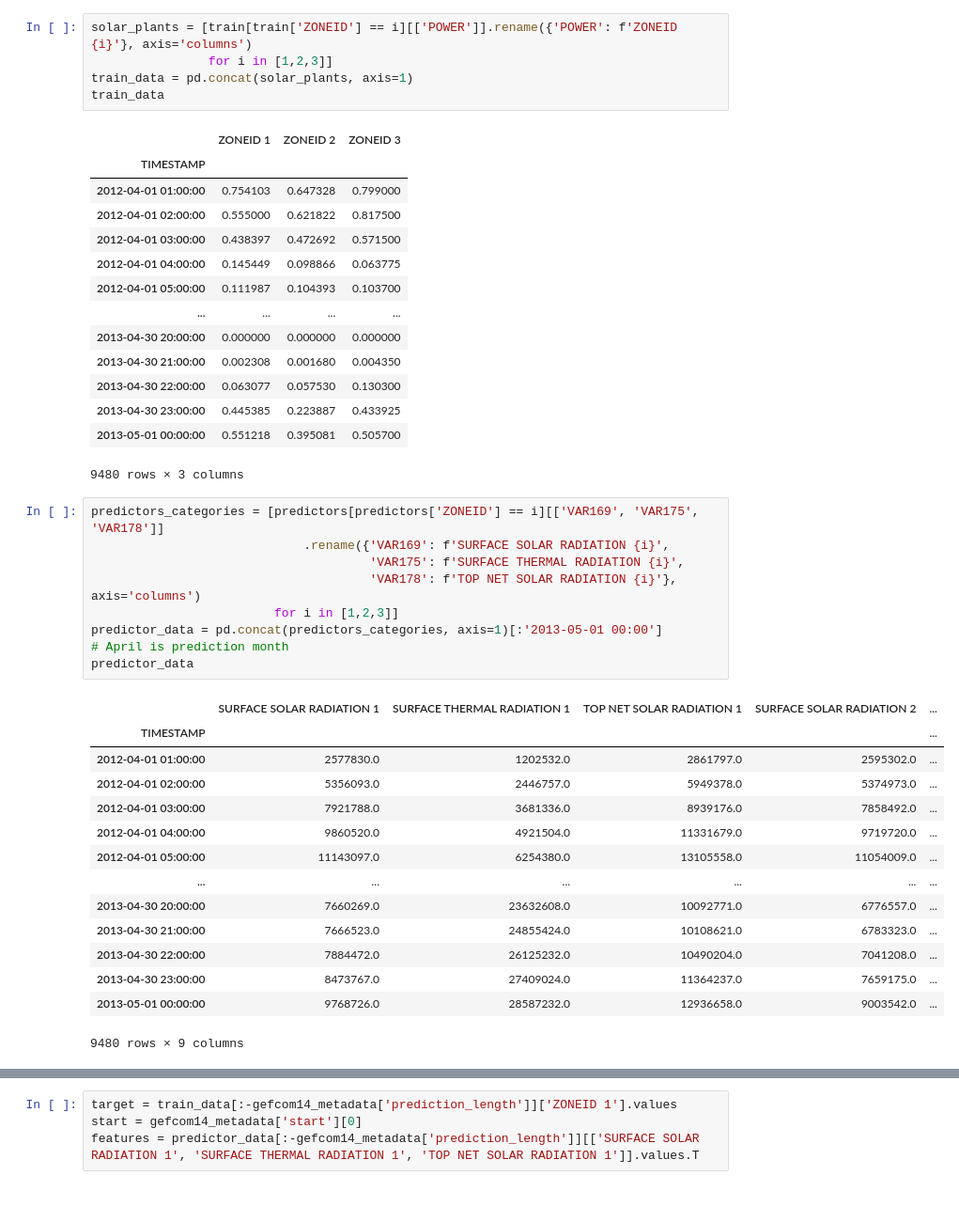
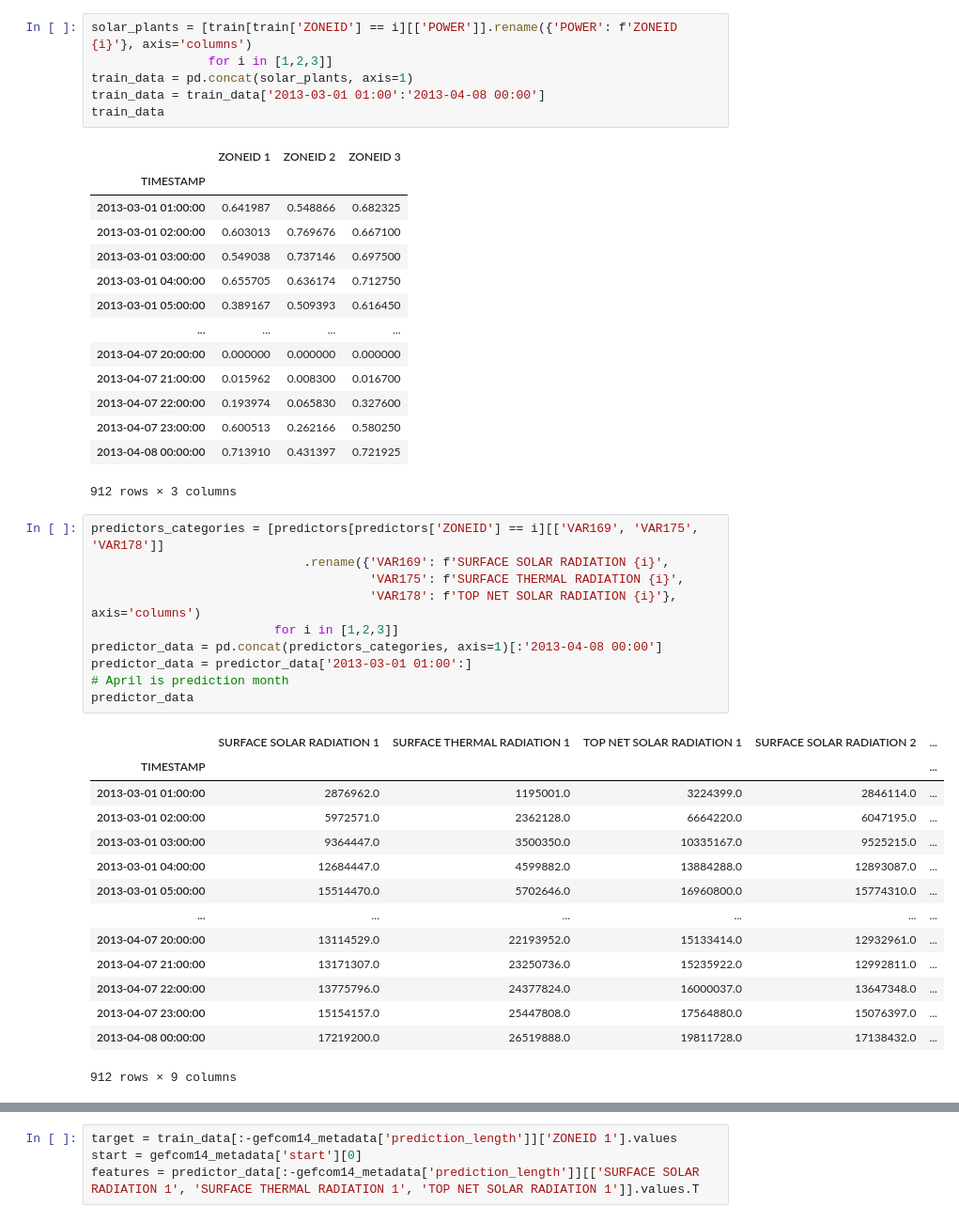
Before and after one commit to pavelzw/GEFCom14-S-comparison, a Jupyter notebook: gefcom14-s-deepar.ipynb, the cells around one changed output, grey strips where cells are left out. Shown at 94% size. Drawn from its saved outputs; the diff is of its cells as text.

```diff
--- a/gefcom14-s-deepar.ipynb
+++ b/gefcom14-s-deepar.ipynb
@@ -12,46 +13,48 @@ benchmark = pd.read_csv(f"data/Task {task}/benchmark{'0' + str(task) if task < 1
 solar_plants = [train[train['ZONEID'] == i][['POWER']].rename({'POWER': f'ZONEID {i}'}, axis='columns')
                 for i in [1,2,3]]
 train_data = pd.concat(solar_plants, axis=1)
+train_data = train_data['2013-03-01 01:00':'2013-04-08 00:00']
 train_data
 # %% [output]
 |  | ZONEID 1 | ZONEID 2 | ZONEID 3 |
 | TIMESTAMP |  |  |  |
-| 2012-04-01 01:00:00 | 0.754103 | 0.647328 | 0.799000 |
-| 2012-04-01 02:00:00 | 0.555000 | 0.621822 | 0.817500 |
-| 2012-04-01 03:00:00 | 0.438397 | 0.472692 | 0.571500 |
-| 2012-04-01 04:00:00 | 0.145449 | 0.098866 | 0.063775 |
-| 2012-04-01 05:00:00 | 0.111987 | 0.104393 | 0.103700 |
+| 2013-03-01 01:00:00 | 0.641987 | 0.548866 | 0.682325 |
+| 2013-03-01 02:00:00 | 0.603013 | 0.769676 | 0.667100 |
+| 2013-03-01 03:00:00 | 0.549038 | 0.737146 | 0.697500 |
+| 2013-03-01 04:00:00 | 0.655705 | 0.636174 | 0.712750 |
+| 2013-03-01 05:00:00 | 0.389167 | 0.509393 | 0.616450 |
 | ... | ... | ... | ... |
-| 2013-04-30 20:00:00 | 0.000000 | 0.000000 | 0.000000 |
-| 2013-04-30 21:00:00 | 0.002308 | 0.001680 | 0.004350 |
-| 2013-04-30 22:00:00 | 0.063077 | 0.057530 | 0.130300 |
-| 2013-04-30 23:00:00 | 0.445385 | 0.223887 | 0.433925 |
-| 2013-05-01 00:00:00 | 0.551218 | 0.395081 | 0.505700 |
+| 2013-04-07 20:00:00 | 0.000000 | 0.000000 | 0.000000 |
+| 2013-04-07 21:00:00 | 0.015962 | 0.008300 | 0.016700 |
+| 2013-04-07 22:00:00 | 0.193974 | 0.065830 | 0.327600 |
+| 2013-04-07 23:00:00 | 0.600513 | 0.262166 | 0.580250 |
+| 2013-04-08 00:00:00 | 0.713910 | 0.431397 | 0.721925 |
-9480 rows × 3 columns
+912 rows × 3 columns
 # %%
 predictors_categories = [predictors[predictors['ZONEID'] == i][['VAR169', 'VAR175', 'VAR178']]
                              .rename({'VAR169': f'SURFACE SOLAR RADIATION {i}',
                                       'VAR175': f'SURFACE THERMAL RADIATION {i}',
                                       'VAR178': f'TOP NET SOLAR RADIATION {i}'}, axis='columns')
                          for i in [1,2,3]]
-predictor_data = pd.concat(predictors_categories, axis=1)[:'2013-05-01 00:00']
+predictor_data = pd.concat(predictors_categories, axis=1)[:'2013-04-08 00:00']
+predictor_data = predictor_data['2013-03-01 01:00':]
 # April is prediction month
 predictor_data
 # %% [output]
 |  | SURFACE SOLAR RADIATION 1 | SURFACE THERMAL RADIATION 1 | TOP NET SOLAR RADIATION 1 | SURFACE SOLAR RADIATION 2 | ... |
 | TIMESTAMP |  |  |  |  | ... |
-| 2012-04-01 01:00:00 | 2577830.0 | 1202532.0 | 2861797.0 | 2595302.0 | ... |
-| 2012-04-01 02:00:00 | 5356093.0 | 2446757.0 | 5949378.0 | 5374973.0 | ... |
-| 2012-04-01 03:00:00 | 7921788.0 | 3681336.0 | 8939176.0 | 7858492.0 | ... |
-| 2012-04-01 04:00:00 | 9860520.0 | 4921504.0 | 11331679.0 | 9719720.0 | ... |
-| 2012-04-01 05:00:00 | 11143097.0 | 6254380.0 | 13105558.0 | 11054009.0 | ... |
+| 2013-03-01 01:00:00 | 2876962.0 | 1195001.0 | 3224399.0 | 2846114.0 | ... |
+| 2013-03-01 02:00:00 | 5972571.0 | 2362128.0 | 6664220.0 | 6047195.0 | ... |
+| 2013-03-01 03:00:00 | 9364447.0 | 3500350.0 | 10335167.0 | 9525215.0 | ... |
+| 2013-03-01 04:00:00 | 12684447.0 | 4599882.0 | 13884288.0 | 12893087.0 | ... |
+| 2013-03-01 05:00:00 | 15514470.0 | 5702646.0 | 16960800.0 | 15774310.0 | ... |
 | ... | ... | ... | ... | ... | ... |
-| 2013-04-30 20:00:00 | 7660269.0 | 23632608.0 | 10092771.0 | 6776557.0 | ... |
-| 2013-04-30 21:00:00 | 7666523.0 | 24855424.0 | 10108621.0 | 6783323.0 | ... |
-| 2013-04-30 22:00:00 | 7884472.0 | 26125232.0 | 10490204.0 | 7041208.0 | ... |
-| 2013-04-30 23:00:00 | 8473767.0 | 27409024.0 | 11364237.0 | 7659175.0 | ... |
-| 2013-05-01 00:00:00 | 9768726.0 | 28587232.0 | 12936658.0 | 9003542.0 | ... |
+| 2013-04-07 20:00:00 | 13114529.0 | 22193952.0 | 15133414.0 | 12932961.0 | ... |
+| 2013-04-07 21:00:00 | 13171307.0 | 23250736.0 | 15235922.0 | 12992811.0 | ... |
+| 2013-04-07 22:00:00 | 13775796.0 | 24377824.0 | 16000037.0 | 13647348.0 | ... |
+| 2013-04-07 23:00:00 | 15154157.0 | 25447808.0 | 17564880.0 | 15076397.0 | ... |
+| 2013-04-08 00:00:00 | 17219200.0 | 26519888.0 | 19811728.0 | 17138432.0 | ... |
-9480 rows × 9 columns
+912 rows × 9 columns
 # %%
 # define the parameters of the dataset
 gefcom14_metadata = {'num_series': 3,
```
Also changed, not shown: parts of 7 cells of this notebook, 3 other files.
